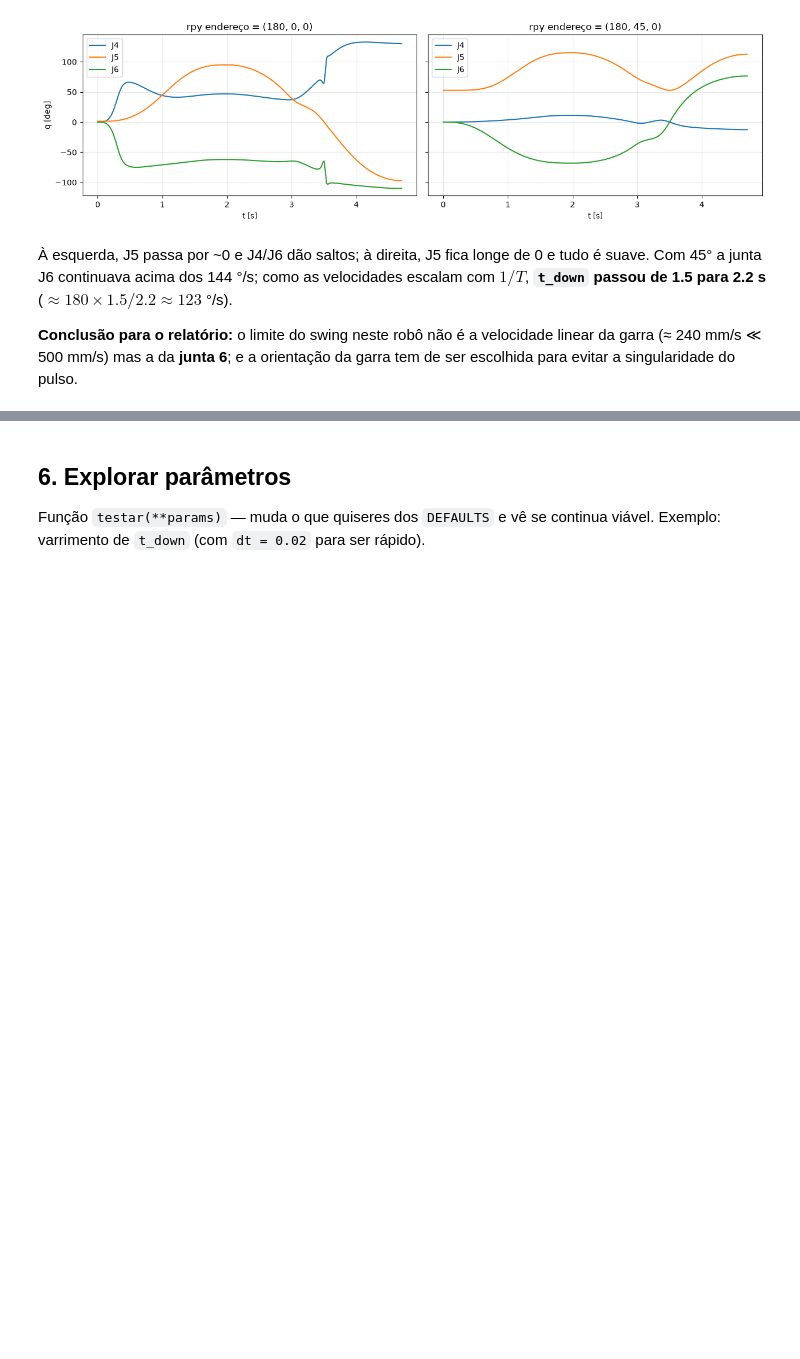
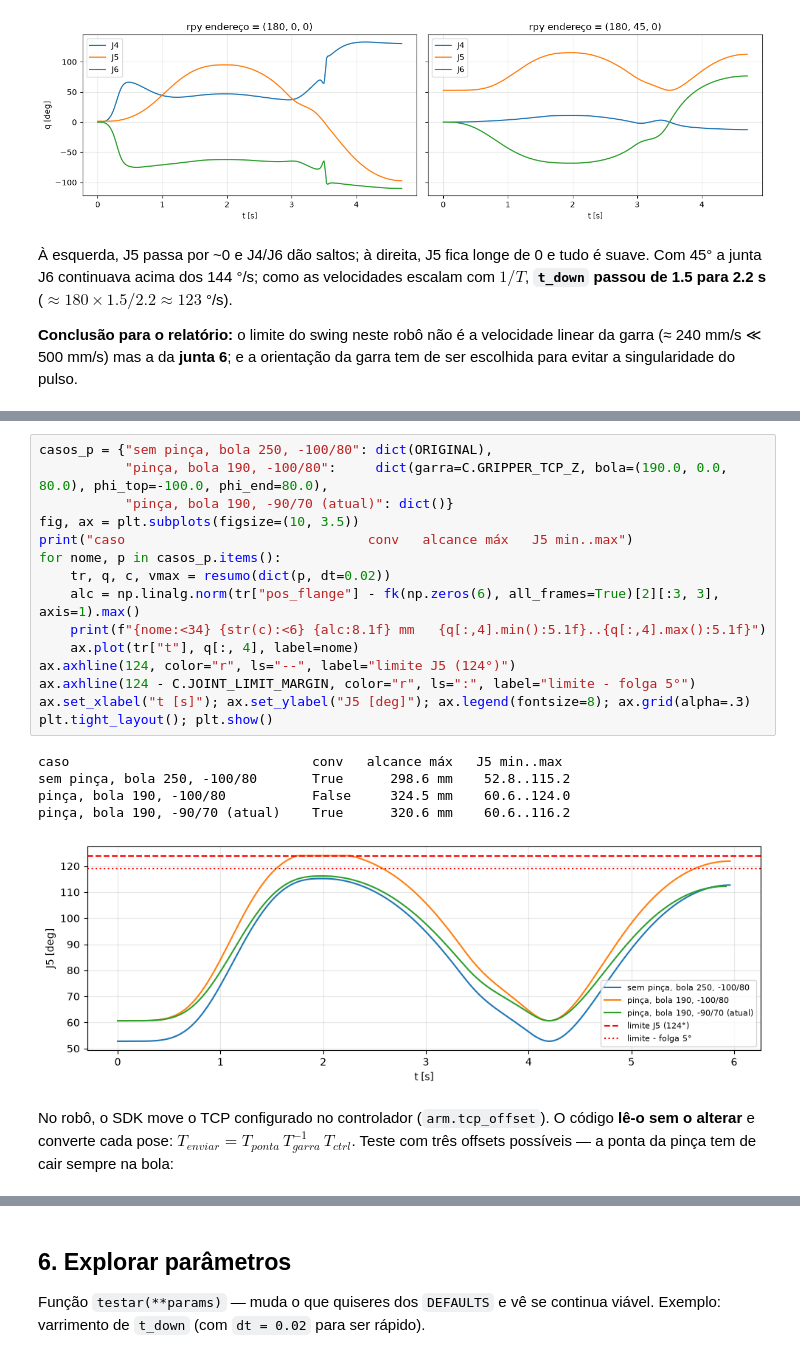
Before and after one commit to Zurcaf/Robotica26, a Jupyter notebook: Lab2/lab2.ipynb, the cells around one changed output, grey strips where cells are left out. Cells and saved outputs as stored; diff of their text form; blank space fills up the shorter version.

```diff
--- a/Lab2/lab2.ipynb
+++ b/Lab2/lab2.ipynb
@@ -450,0 +479,26 @@ garra tem de ser escolhida para evitar a singularidade do pulso.
+# %%
+casos_p = {"sem pinça, bola 250, -100/80": dict(ORIGINAL),
+           "pinça, bola 190, -100/80":     dict(garra=C.GRIPPER_TCP_Z, bola=(190.0, 0.0, 80.0), phi_top=-100.0, phi_end=80.0),
+           "pinça, bola 190, -90/70 (atual)": dict()}
+fig, ax = plt.subplots(figsize=(10, 3.5))
+print("caso                               conv   alcance máx   J5 min..max")
+for nome, p in casos_p.items():
+    tr, q, c, vmax = resumo(dict(p, dt=0.02))
+    alc = np.linalg.norm(tr["pos_flange"] - fk(np.zeros(6), all_frames=True)[2][:3, 3], axis=1).max()
+    print(f"{nome:<34} {str(c):<6} {alc:8.1f} mm   {q[:,4].min():5.1f}..{q[:,4].max():5.1f}")
+    ax.plot(tr["t"], q[:, 4], label=nome)
+ax.axhline(124, color="r", ls="--", label="limite J5 (124°)")
+ax.axhline(124 - C.JOINT_LIMIT_MARGIN, color="r", ls=":", label="limite - folga 5°")
+ax.set_xlabel("t [s]"); ax.set_ylabel("J5 [deg]"); ax.legend(fontsize=8); ax.grid(alpha=.3)
+plt.tight_layout(); plt.show()
+# %% [output]
+caso                               conv   alcance máx   J5 min..max
+sem pinça, bola 250, -100/80       True      298.6 mm    52.8..115.2
+pinça, bola 190, -100/80           False     324.5 mm    60.6..124.0
+pinça, bola 190, -90/70 (atual)    True      320.6 mm    60.6..116.2
+[figure, added]
+# %% [markdown]
+No robô, o SDK move o TCP configurado no controlador (`arm.tcp_offset`). O
+código **lê-o sem o alterar** e converte cada pose:
+$T_{enviar} = T_{ponta}\,T_{garra}^{-1}\,T_{ctrl}$. Teste com três offsets
+possíveis — a ponta da pinça tem de cair sempre na bola:
```
Also changed, not shown: parts of 19 cells of this notebook, 11 other files.
